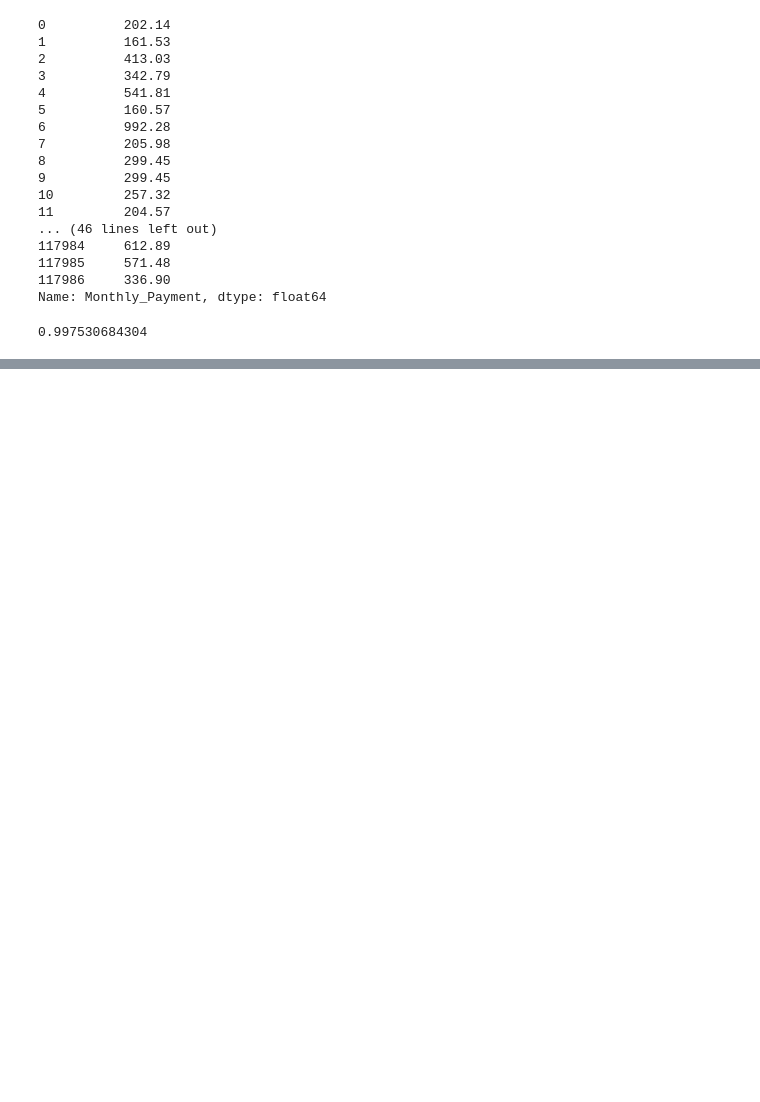
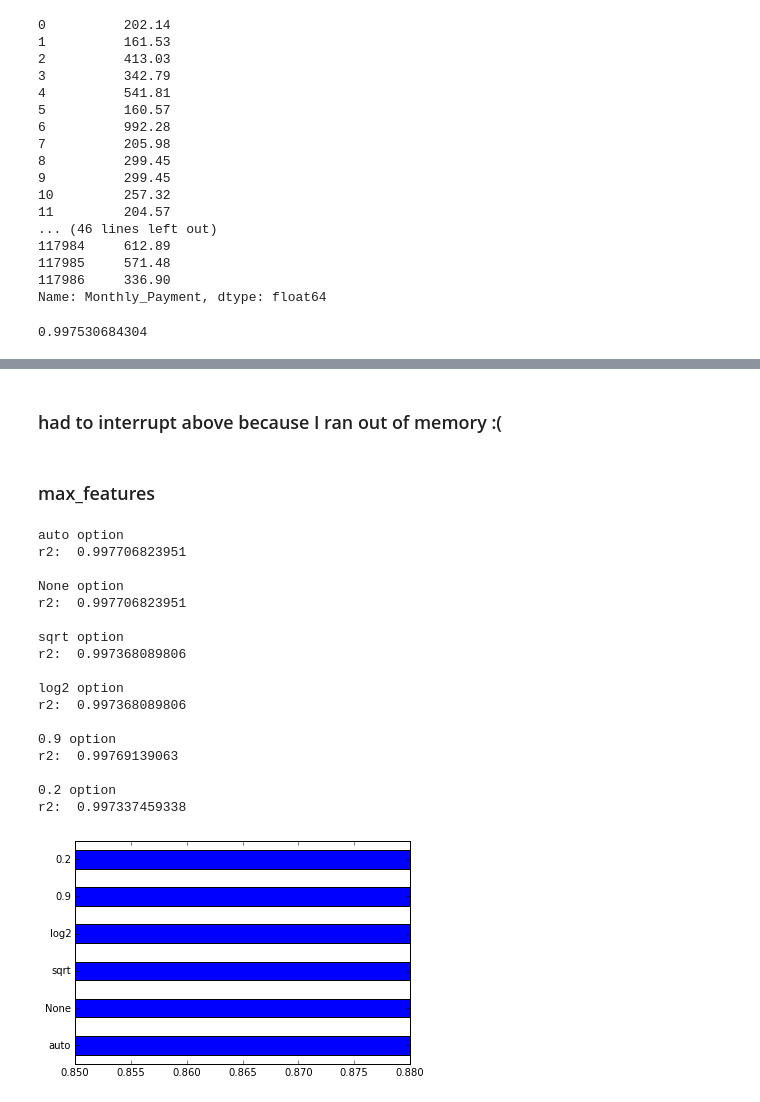
Before and after one commit to gnitnuj/NTL, a Jupyter notebook: NTL.ipynb, the cells around one changed output, grey strips where cells are left out. Cells and saved outputs as stored; diff of their text form; code cells hidden in the pictures; blank space fills up the shorter version.

```diff
--- a/NTL.ipynb
+++ b/NTL.ipynb
@@ -1075,0 +1118,14 @@ np.savetxt("output7.csv", np.dstack((np.arange(0, output7.size),output7))[0],"%d
+# %%
+results = []
+n_estimator_options = [30, 50, 100, 200, 500, 1000, 2000, 5000, 10000]
+
+for trees in n_estimator_options:
+    model = RandomForestRegressor(trees, oob_score=True, n_jobs=-1, random_state=42)
+    model.fit(X_train, y_train)
+    print trees, "trees"
+    r2 = r2_score(y_test, model.predict(X_test))
+    print "r2: ", r2
+    results.append(r2)
+    print ""
+
+pd.Series(results, n_estimator_options).plot();
@@ -1075,0 +1151,2 @@ np.savetxt("output7.csv", np.dstack((np.arange(0, output7.size),output7))[0],"%d
+# %% [markdown]
+### had to interrupt above because I ran out of memory :(
@@ -1075,0 +1166,35 @@ np.savetxt("output7.csv", np.dstack((np.arange(0, output7.size),output7))[0],"%d
+# %% [markdown]
+### max_features
+# %%
+results = []
+max_features_options = ["auto", None, "sqrt", "log2", 0.9, 0.2]
+
+for max_features in max_features_options:
+    model = RandomForestRegressor(n_estimators=500, oob_score=True, n_jobs=-1, random_state=42, max_features=max_features)
+    model.fit(X_train, y_train)
+    print max_features, "option"
+    r2 = r2_score(y_test, model.predict(X_test))
+    print "r2: ", r2
+    results.append(r2)
+    print ""
+
+pd.Series(results, max_features_options).plot(kind="barh", xlim=(.85,.88));
+# %% [output]
+auto option
+r2:  0.997706823951
+
+None option
+r2:  0.997706823951
+
+sqrt option
+r2:  0.997368089806
+
+log2 option
+r2:  0.997368089806
+
+0.9 option
+r2:  0.99769139063
+
+0.2 option
+r2:  0.997337459338
+[figure, added]
```
Also changed, not shown: parts of 20 cells of this notebook, 2 other files.
